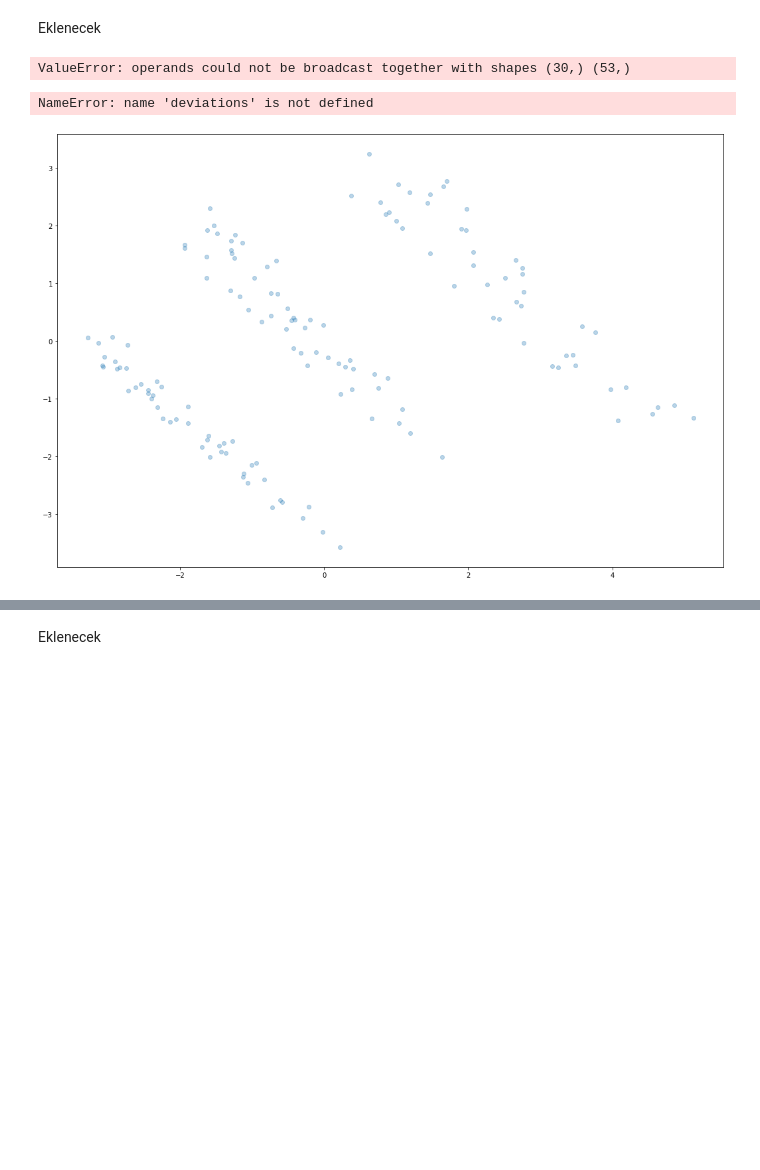
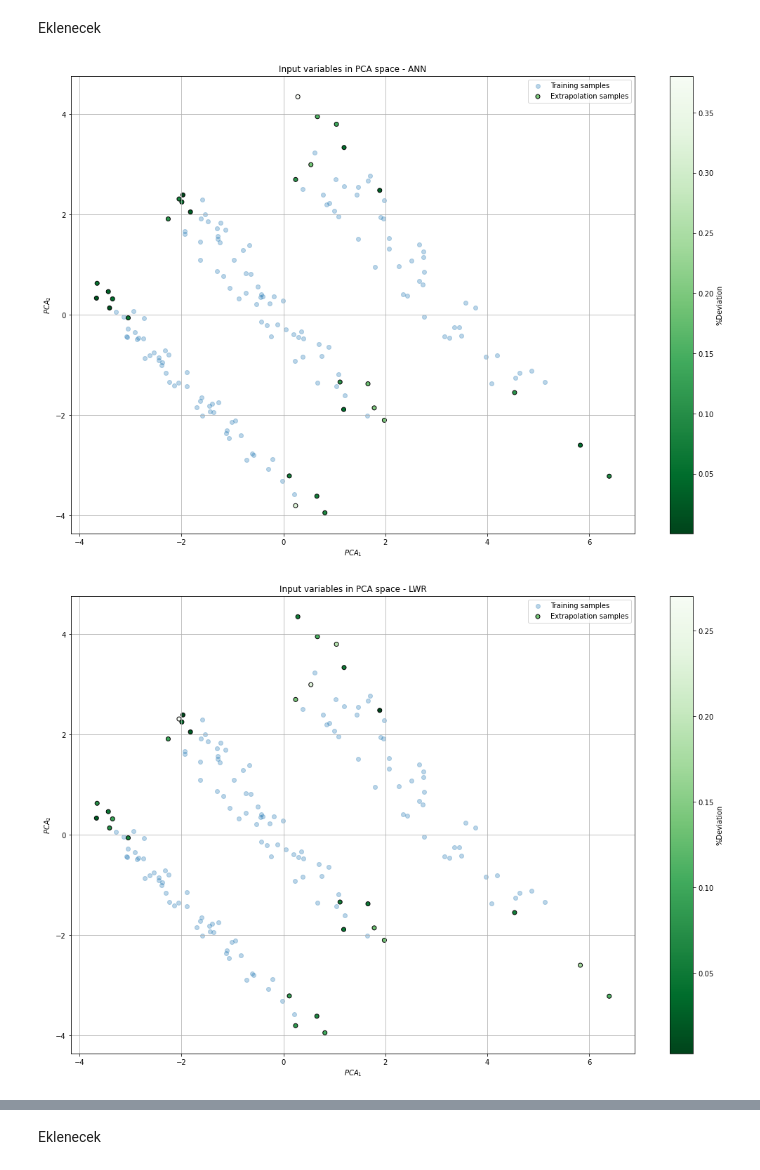
Before and after one commit to sukruc/htp-dp, a Jupyter notebook: notebook/hTP.ipynb, the cells around one changed output, grey strips where cells are left out. Drawn from its saved outputs; the diff is of its cells as text; code cells hidden in the pictures; blank space fills up the shorter version.

```diff
--- a/notebook/hTP.ipynb
+++ b/notebook/hTP.ipynb
@@ -1319,11 +1261,15 @@ model2 = local_pipe_gs
 # %%
 # f = data_h['dataset'] == 'Plain tube h'
 # f = data_h['dataset'].notnull()
-model1.fit(Xdp, ydp,
+model1.fit(X_train, y_train,
 #            groups=cats.values
           )
-model2.fit(Xdp, ydp,
+model2.fit(X_train, y_train,
 #            groups=cats.values
           )
+model3.fit(X_train, y_train,
+#            groups=cats.values
+          )
+pass
 # %% [output]
 Fitting 3 folds for each of 1 candidates, totalling 3 fits
@@ -1474,5 +1371,7 @@ Extrapolation samples identified using Mahalanobis distances are highlighted wit
 # %%
 model1.fit(X_train, y_train)
 model2.fit(X_train, y_train)
+model3.fit(X_train, y_train)
+pass
 # %% [output]
 Fitting 3 folds for each of 1 candidates, totalling 3 fits
@@ -1498,4 +1381,6 @@ y_pred1 = model1.predict(X_test)
 y_pred1 = pd.Series(y_pred1.ravel(), index=X_test.index)
 y_pred2 = model2.predict(X_test)
 y_pred2 = pd.Series(y_pred2.ravel(), index=X_test.index)
+y_pred3 = model3.predict(X_test)
+y_pred3 = pd.Series(y_pred3.ravel(), index=X_test.index)
 # %%
@@ -1545,19 +1407,18 @@ for t in data_h['dataset'].unique():
 # %% [markdown]
 Eklenecek
-# %%
-deviations = np.abs(y_test.values.ravel() - y_pred.ravel()) / y_test.values.ravel()
-# %% [output]
-ValueError: operands could not be broadcast together with shapes (30,) (53,)
 # %%
-plt.figure(figsize=(18, 12))
-plt.scatter(*h_cluster_pipeline[:1].transform(X_train)[:, :2].T, label='Training samples', alpha=0.3)
-plt.scatter(*h_cluster_pipeline[:1].transform(X_test)[:, :2].T, c=deviations, label='Extrapolation samples', cmap='Greens_r', edgecolors='k')
-plt.xlabel("$PCA_1$")
-plt.ylabel("$PCA_2$")
-plt.grid()
-plt.legend()
-plt.colorbar().set_label("%Deviation")
-plt.title("Input variables in PCA space");
+for pred, naame in zip([y_pred1, y_pred2, y_pred3], ['ANN', 'LWR', 'LGBM']):
+    deviations = np.abs(y_test.values.ravel() - pred.ravel()) / y_test.values.ravel()
+
+    plt.figure(figsize=(18, 12))
+    plt.scatter(*h_cluster_pipeline[:1].transform(X_train)[:, :2].T, label='Training samples', alpha=0.3)
+    plt.scatter(*h_cluster_pipeline[:1].transform(X_test)[:, :2].T, c=deviations, label='Extrapolation samples', cmap='Greens_r', edgecolors='k')
+    plt.xlabel("$PCA_1$")
+    plt.ylabel("$PCA_2$")
+    plt.grid()
+    plt.legend()
+    plt.colorbar().set_label("%Deviation")
+    plt.title("Input variables in PCA space - " + naame);
 # %% [output]
-NameError: name 'deviations' is not defined
-[figure, old version]
+[figure, new version]
+[figure, added]
```
Also changed, not shown: parts of 154 cells of this notebook, 5 other files.
